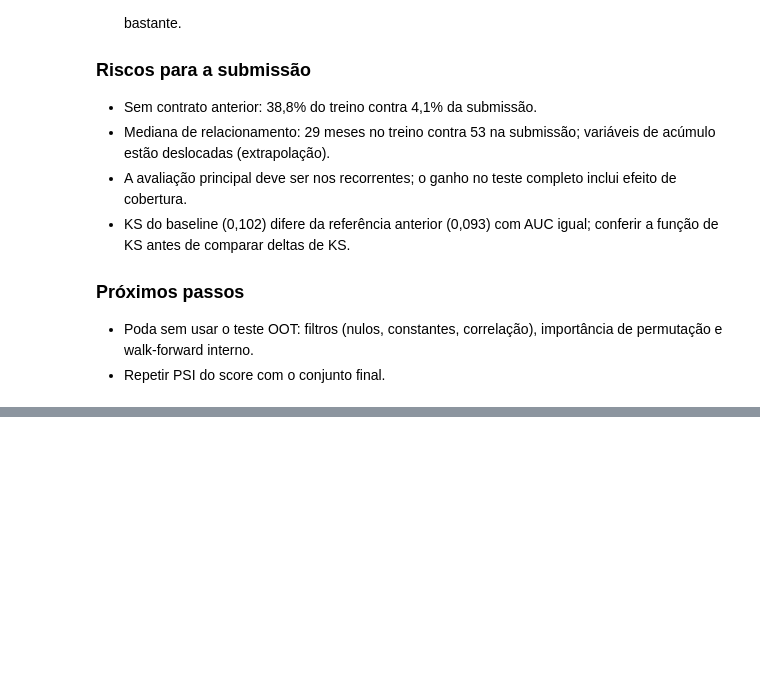
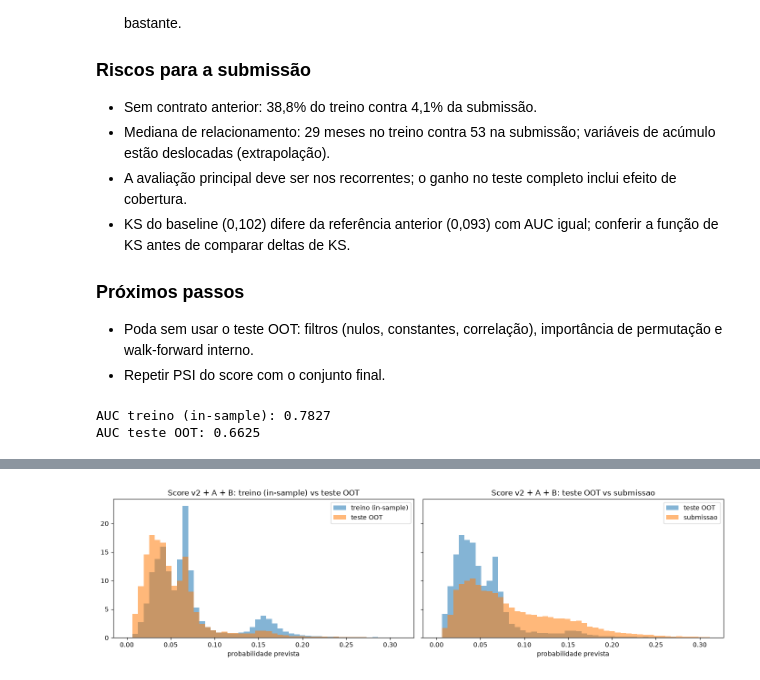
Before and after one commit to Gabverz/DS-Accelerator, a Jupyter notebook: notebooks/03_features_modelagem.ipynb, the cells around one changed output, grey strips where cells are left out. Saved outputs shown, nothing was run; the diff lists cells and outputs as text; code cells hidden in the pictures; blank space fills up the shorter version.

```diff
--- a/notebooks/03_features_modelagem.ipynb
+++ b/notebooks/03_features_modelagem.ipynb
@@ -1455,3 +1455,82 @@ display(pd.DataFrame(linhas).set_index("conjunto").round(4))
 ### Próximos passos
 - Poda sem usar o teste OOT: filtros (nulos, constantes, correlação), importância de permutação e walk-forward interno.
 - Repetir PSI do score com o conjunto final.
+# %%
+# ============================================================
+# Distribuição do score: v2 + Grupo A + Grupo B (sem poda)
+# Treino com embargo (in-sample), teste OOT e submissão.
+# Categorias definidas só pelo treino; inéditas viram NaN.
+# ============================================================
+
+COLS_MODELO = list(FEATURES_V2) + GRUPO_A + COLS_B
+EPS_SCORE = 1e-6
+
+df_tr = base_treino.loc[tr_com.index]
+df_te = base_treino.loc[teste.index]
+
+colunas_cat = [c for c in COLS_MODELO
+               if df_tr[c].dtype == "object" or str(df_tr[c].dtype) in ("category", "string")]
+tipos_cat = {c: pd.CategoricalDtype(categories=sorted(df_tr[c].dropna().unique())) for c in colunas_cat}
+
+def preparar(df):
+    """Seleciona as features e aplica as categorias do treino (inéditas -> NaN)."""
+    X = df[COLS_MODELO].copy()
+    for c in colunas_cat:
+        X[c] = X[c].astype(tipos_cat[c])
+    return X
+
+X_tr, X_te, X_sb = preparar(df_tr), preparar(df_te), preparar(base_submissao)
+
+modelo_ab = HistGradientBoostingClassifier(categorical_features="from_dtype", random_state=42)
+modelo_ab.fit(X_tr, df_tr[COL_TARGET].astype(int))
+
+SCORES_AB = {
+    "treino (in-sample)": modelo_ab.predict_proba(X_tr)[:, 1],
+    "teste OOT": modelo_ab.predict_proba(X_te)[:, 1],
+    "submissao": modelo_ab.predict_proba(X_sb)[:, 1],
+}
+
+# Discriminação: gap in-sample x OOT indica sobreajuste
+y_tr_ab = df_tr[COL_TARGET].astype(int).to_numpy()
+y_te_ab = df_te[COL_TARGET].astype(int).to_numpy()
+print("AUC treino (in-sample):", round(roc_auc_score(y_tr_ab, SCORES_AB["treino (in-sample)"]), 4))
+print("AUC teste OOT:", round(roc_auc_score(y_te_ab, SCORES_AB["teste OOT"]), 4))
+
+resumo_ab = pd.DataFrame(
+    {nome: pd.Series(s).describe(percentiles=[.05, .25, .5, .75, .95, .99]) for nome, s in SCORES_AB.items()}
+).T
+display(resumo_ab[["mean", "5%", "25%", "50%", "75%", "95%", "99%", "max"]].round(4))
+print("Taxa observada de maus: treino", round(float(y_tr_ab.mean()), 4),
+      "| teste", round(float(y_te_ab.mean()), 4))
+
+# PSI do score: faixas por decis do score no teste OOT (sem target)
+cortes_ab = np.unique(np.quantile(SCORES_AB["teste OOT"], np.linspace(0, 1, 11)[1:-1]))
+n_faixas_ab = cortes_ab.size + 1
+
+def distribuicao_faixas(s):
+    """Participação por faixa do score (vetorizado, sem zeros exatos)."""
+    faixa = np.searchsorted(cortes_ab, s, side="right")
+    return np.clip(np.bincount(faixa, minlength=n_faixas_ab) / len(s), EPS_SCORE, None)
+
+p_ab = distribuicao_faixas(SCORES_AB["teste OOT"])
+for nome in ["treino (in-sample)", "submissao"]:
+    q_ab = distribuicao_faixas(SCORES_AB[nome])
+    psi_ab = float(np.sum((q_ab - p_ab) * np.log(q_ab / p_ab)))
+    print(f"PSI do score, teste OOT vs {nome}: {psi_ab:.4f}")
+    print(np.round(q_ab, 4).tolist())
+
+# Gráficos: treino x teste e teste x submissão, mesmos bins
+limite = np.quantile(np.concatenate(list(SCORES_AB.values())), 0.995)
+bins = np.linspace(0, limite, 50)
+fig, eixos = plt.subplots(1, 2, figsize=(14, 4), sharey=True)
+for eixo, pares in zip(eixos, [("treino (in-sample)", "teste OOT"), ("teste OOT", "submissao")]):
+    for nome in pares:
+        eixo.hist(SCORES_AB[nome], bins=bins, density=True, alpha=0.55, label=nome)
+    eixo.set_title(f"Score v2 + A + B: {pares[0]} vs {pares[1]}")
+    eixo.set_xlabel("probabilidade prevista")
+    eixo.legend()
+plt.tight_layout()
+plt.show()
+# %% [output]
+AUC treino (in-sample): 0.7827
+AUC teste OOT: 0.6625
@@ -1457,0 +1546 @@ display(pd.DataFrame(linhas).set_index("conjunto").round(4))
+[figure, added]
```
Also changed, not shown: parts of 13 cells of this notebook.
